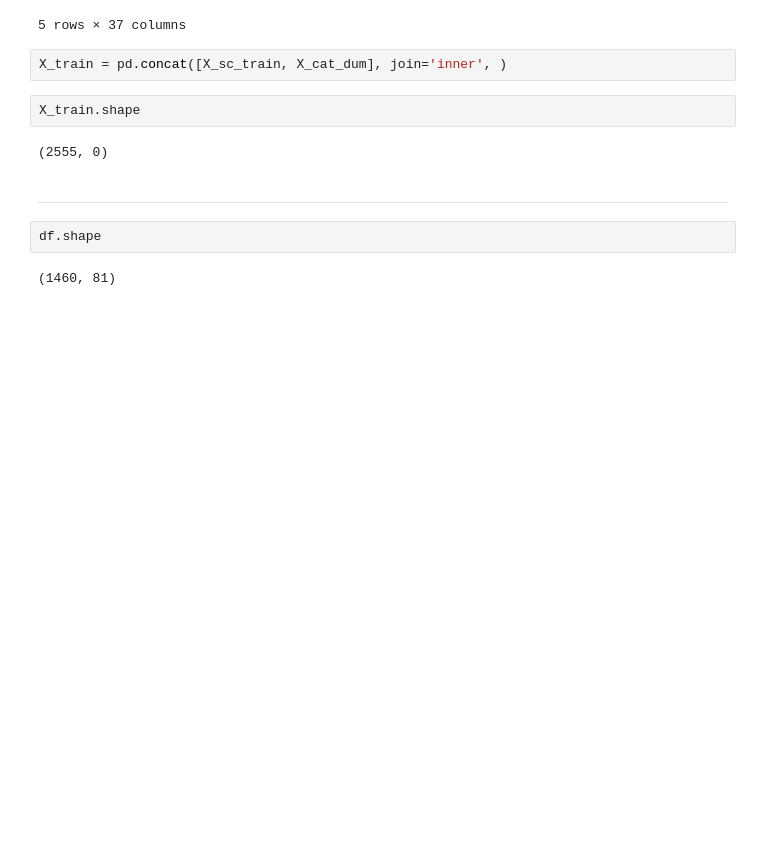
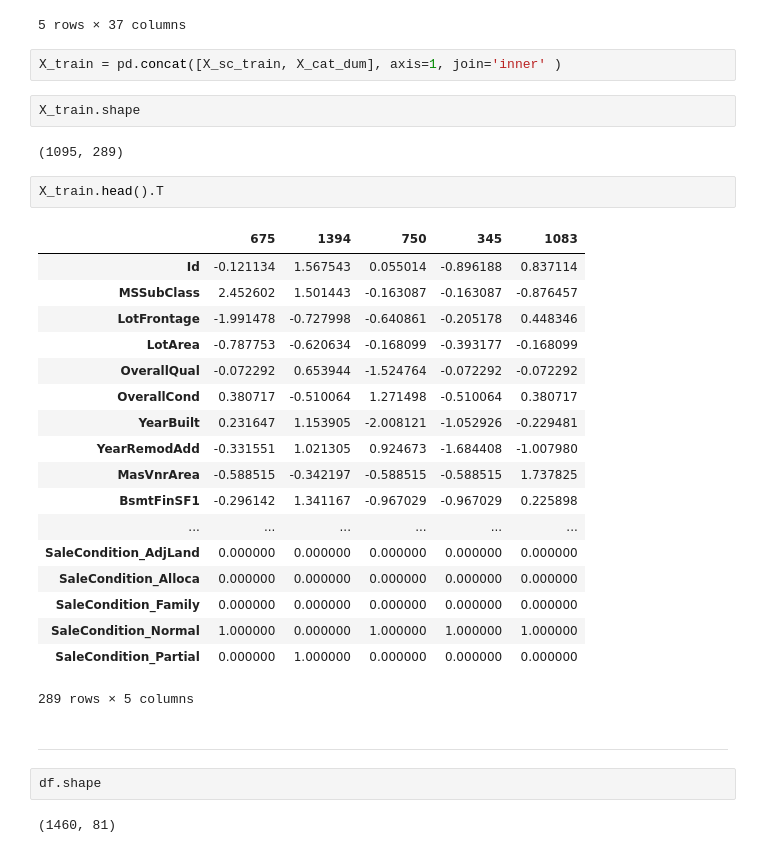
Before and after one commit to MangrobanGit/dsc-2-24-10-ridge-and-lasso-regression-lab-seattle-ds-career-040119, a Jupyter notebook: index.ipynb, the cells around one changed output. Cells and saved outputs as stored; diff of their text form; blank space fills up the shorter version.

```diff
--- a/index.ipynb
+++ b/index.ipynb
@@ -248,11 +248,32 @@ X_sc_train.head()
 | 1083 | 0.837114 | -0.876457 | 0.448346 | -0.168099 | -0.072292 | 0.380717 | -0.229481 | -1.007980 | ... |
 5 rows × 37 columns
 # %%
-X_train = pd.concat([X_sc_train, X_cat_dum], join='inner', )
+X_train = pd.concat([X_sc_train, X_cat_dum], axis=1, join='inner' )
 # %%
 X_train.shape
 # %% [output]
-(2555, 0)
+(1095, 289)
+# %%
+X_train.head().T
+# %% [output]
+|  | 675 | 1394 | 750 | 345 | 1083 |
+| Id | -0.121134 | 1.567543 | 0.055014 | -0.896188 | 0.837114 |
+| MSSubClass | 2.452602 | 1.501443 | -0.163087 | -0.163087 | -0.876457 |
+| LotFrontage | -1.991478 | -0.727998 | -0.640861 | -0.205178 | 0.448346 |
+| LotArea | -0.787753 | -0.620634 | -0.168099 | -0.393177 | -0.168099 |
+| OverallQual | -0.072292 | 0.653944 | -1.524764 | -0.072292 | -0.072292 |
+| OverallCond | 0.380717 | -0.510064 | 1.271498 | -0.510064 | 0.380717 |
+| YearBuilt | 0.231647 | 1.153905 | -2.008121 | -1.052926 | -0.229481 |
+| YearRemodAdd | -0.331551 | 1.021305 | 0.924673 | -1.684408 | -1.007980 |
+| MasVnrArea | -0.588515 | -0.342197 | -0.588515 | -0.588515 | 1.737825 |
+| BsmtFinSF1 | -0.296142 | 1.341167 | -0.967029 | -0.967029 | 0.225898 |
+| ... | ... | ... | ... | ... | ... |
+| SaleCondition_AdjLand | 0.000000 | 0.000000 | 0.000000 | 0.000000 | 0.000000 |
+| SaleCondition_Alloca | 0.000000 | 0.000000 | 0.000000 | 0.000000 | 0.000000 |
+| SaleCondition_Family | 0.000000 | 0.000000 | 0.000000 | 0.000000 | 0.000000 |
+| SaleCondition_Normal | 1.000000 | 0.000000 | 1.000000 | 1.000000 | 1.000000 |
+| SaleCondition_Partial | 0.000000 | 1.000000 | 0.000000 | 0.000000 | 0.000000 |
+289 rows × 5 columns
 # %% [markdown]
 ---
 # %%
```
